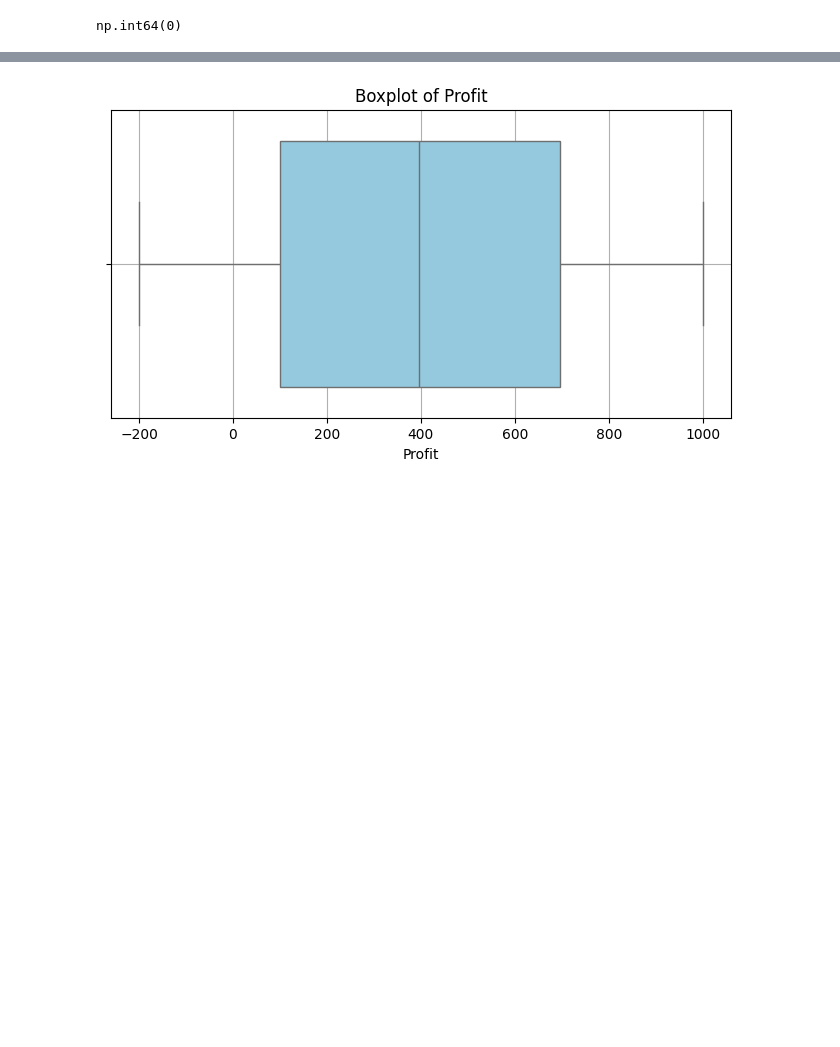
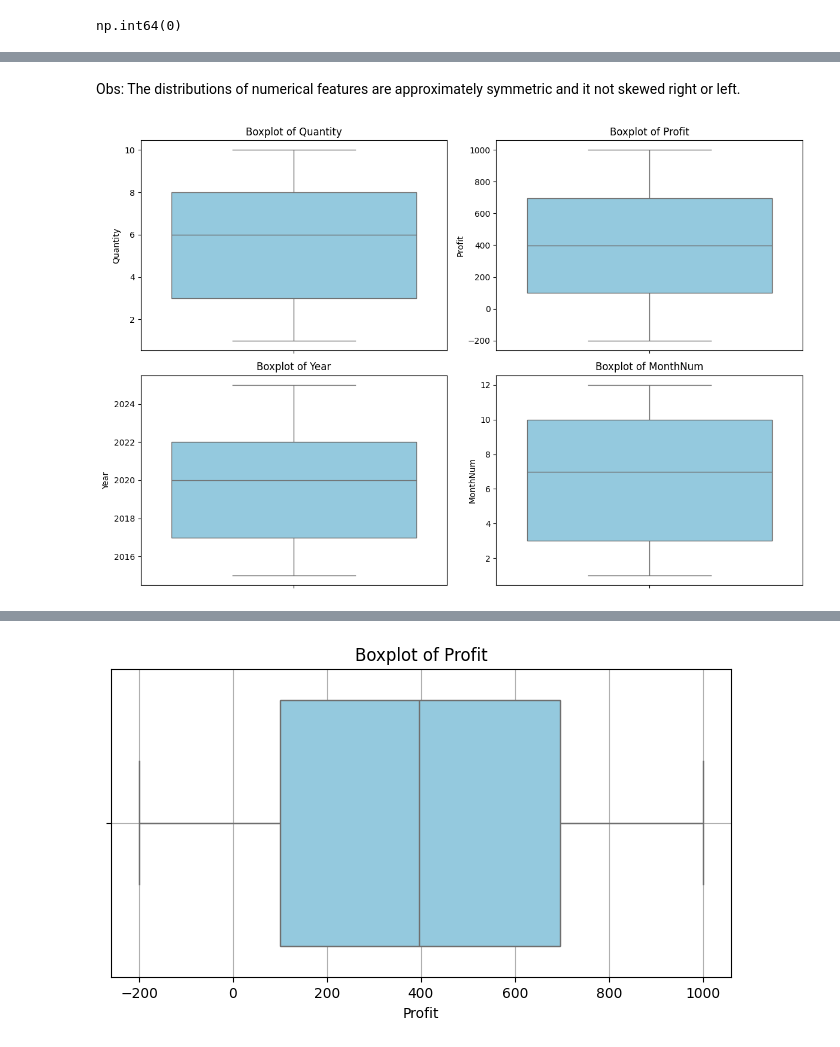
Before and after one commit to Hameedhullah/Order-Profit-Prediction, a Jupyter notebook: Order_Profit_Prediction.ipynb, the cells around one changed output, grey strips where cells are left out. Drawn from its saved outputs; the diff is of its cells as text; code cells hidden in the pictures; blank space fills up the shorter version.

```diff
--- a/Order_Profit_Prediction.ipynb
+++ b/Order_Profit_Prediction.ipynb
@@ -176,0 +186,6 @@ data_train[['Quantity','Profit']].corr()
+# %%
+#Numerical Features
+
+numerical_feature = [feature for feature in data_train.columns if data_train[feature].dtype != 'O']
+print("No. of Numerical Column: ",len(numerical_feature))
+data_train[numerical_feature].head()
@@ -176,0 +237,14 @@ data_train[['Quantity','Profit']].corr()
+# %% [markdown]
+Obs: The distributions of numerical features are approximately symmetric and it not skewed right or left.
+# %%
+# Outlier Detection
+
+plt.figure(figsize = (12,8))
+for i,feature in enumerate(numerical_feature,1):
+  plt.subplot(2,2,i)
+  sns.boxplot(data=data_train,y=feature,color='skyblue')
+  plt.title(f"Boxplot of {feature}")
+  plt.tight_layout()
+plt.show()
+# %% [output]
+[figure, added]
```
Also changed, not shown: parts of 26 cells of this notebook.
